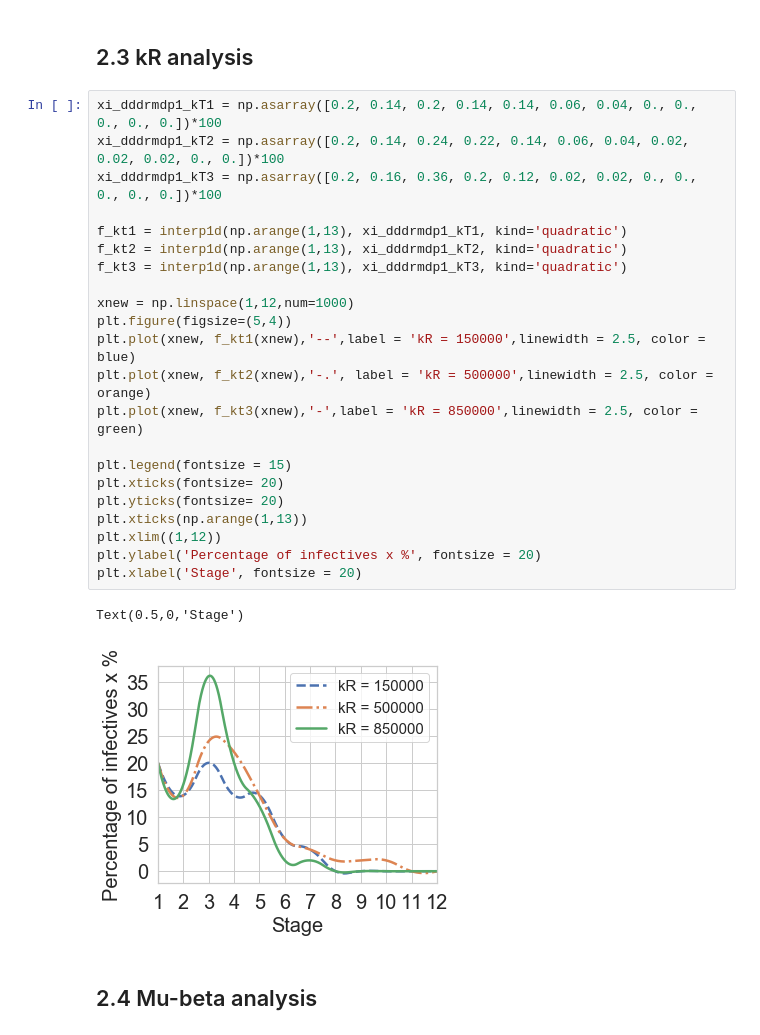
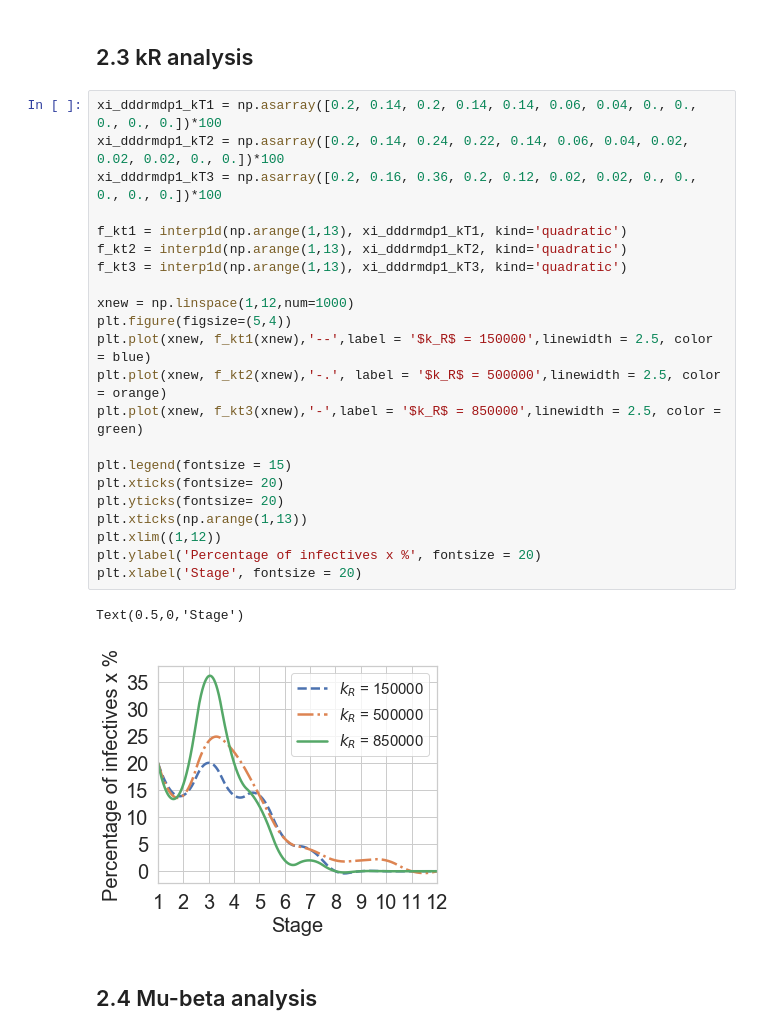
Before and after one commit to kadysongbb/drmdp, a Jupyter notebook: 20210629_plot.ipynb, the cells around one changed output. Saved outputs shown, nothing was run; the diff lists cells and outputs as text.

```diff
--- a/20210629_plot.ipynb
+++ b/20210629_plot.ipynb
@@ -295,28 +295,28 @@ Text(0.5,0,'Stage')
 # %%
 xi_dddrmdp1_kT1 = np.asarray([0.2, 0.14, 0.2, 0.14, 0.14, 0.06, 0.04, 0., 0., 0., 0., 0.])*100
 xi_dddrmdp1_kT2 = np.asarray([0.2, 0.14, 0.24, 0.22, 0.14, 0.06, 0.04, 0.02, 0.02, 0.02, 0., 0.])*100
 xi_dddrmdp1_kT3 = np.asarray([0.2, 0.16, 0.36, 0.2, 0.12, 0.02, 0.02, 0., 0., 0., 0., 0.])*100
 
 f_kt1 = interp1d(np.arange(1,13), xi_dddrmdp1_kT1, kind='quadratic')
 f_kt2 = interp1d(np.arange(1,13), xi_dddrmdp1_kT2, kind='quadratic')
 f_kt3 = interp1d(np.arange(1,13), xi_dddrmdp1_kT3, kind='quadratic')
 
 xnew = np.linspace(1,12,num=1000)
 plt.figure(figsize=(5,4))
-plt.plot(xnew, f_kt1(xnew),'--',label = 'kR = 150000',linewidth = 2.5, color = blue)
-plt.plot(xnew, f_kt2(xnew),'-.', label = 'kR = 500000',linewidth = 2.5, color = orange)
-plt.plot(xnew, f_kt3(xnew),'-',label = 'kR = 850000',linewidth = 2.5, color = green)
+plt.plot(xnew, f_kt1(xnew),'--',label = '$k_R$ = 150000',linewidth = 2.5, color = blue)
+plt.plot(xnew, f_kt2(xnew),'-.', label = '$k_R$ = 500000',linewidth = 2.5, color = orange)
+plt.plot(xnew, f_kt3(xnew),'-',label = '$k_R$ = 850000',linewidth = 2.5, color = green)
 
 plt.legend(fontsize = 15)
 plt.xticks(fontsize= 20)
 plt.yticks(fontsize= 20)
 plt.xticks(np.arange(1,13))
 plt.xlim((1,12))
 plt.ylabel('Percentage of infectives x %', fontsize = 20)
 plt.xlabel('Stage', fontsize = 20)
 # %% [output]
 Text(0.5,0,'Stage')
-[figure, old version]
+[figure, new version]
 # %% [markdown]
 ## 2.4 Mu-beta analysis
 # %%
```
